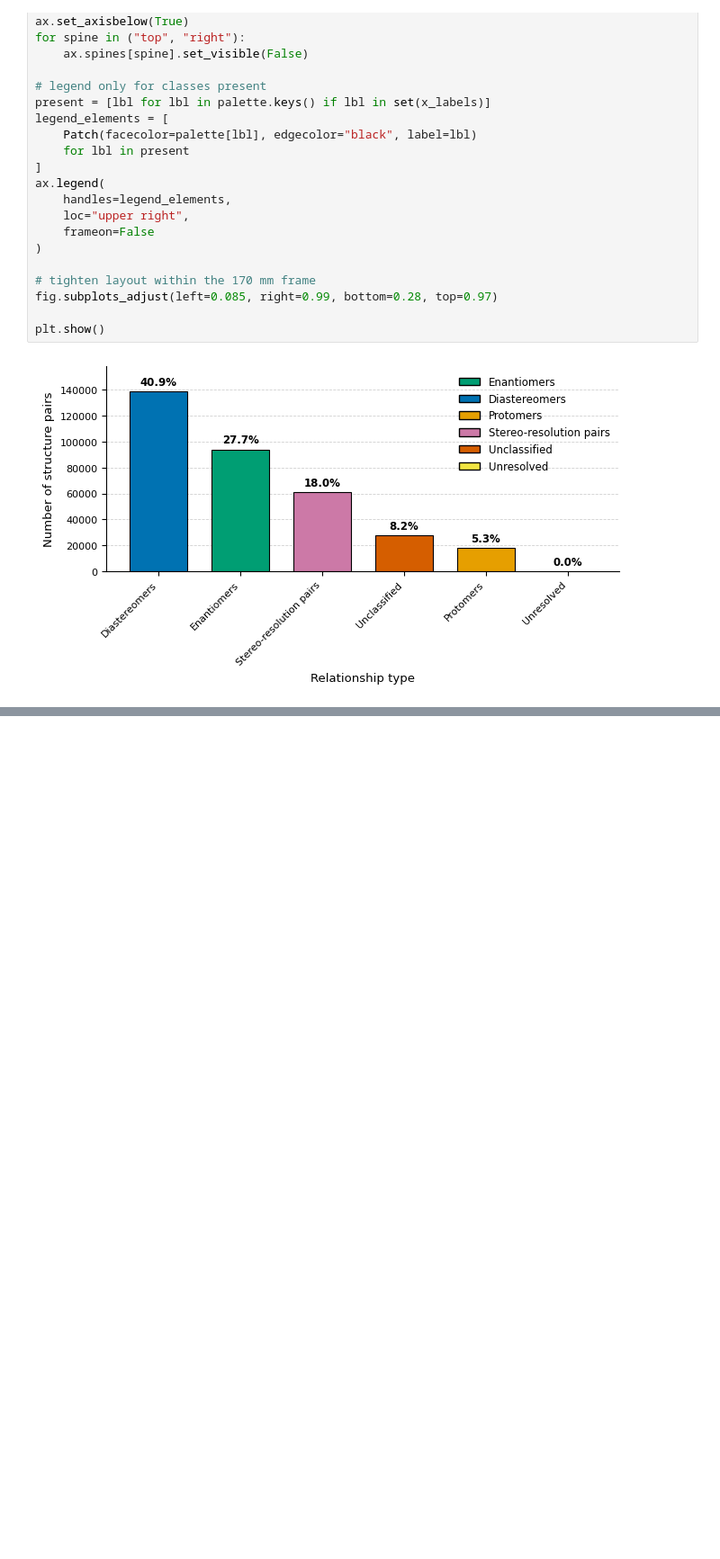
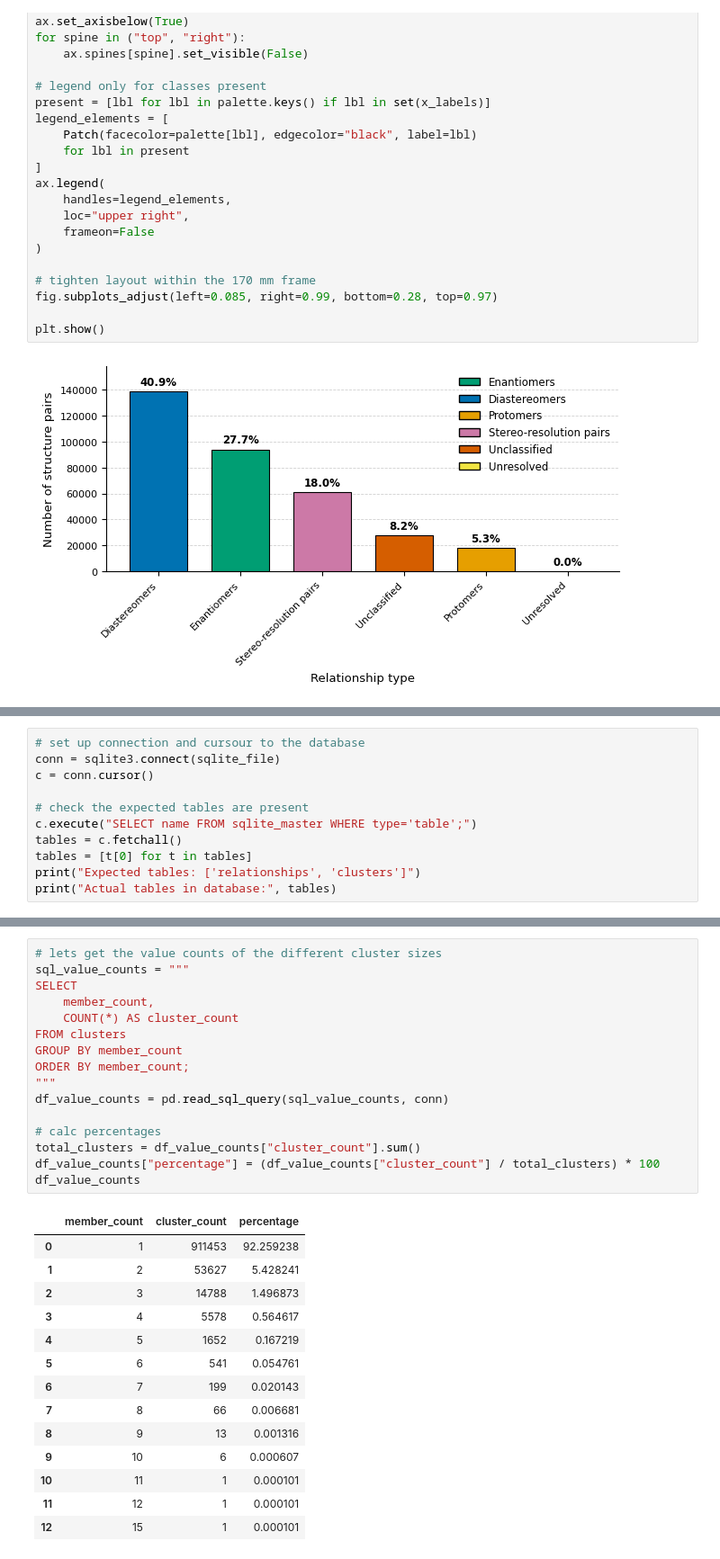
Before and after one commit to Digital-Metabolic-Twin-Centre/stereomapper, a Jupyter notebook: experiments/analysis/relationship_results.ipynb, the cells around one changed output, grey strips where cells are left out. Shown at 90% size. Drawn from its saved outputs; the diff is of its cells as text; blank space fills up the shorter version.

```diff
--- a/experiments/analysis/171025_compare_molD_ReconXKG_relationships.ipynb
+++ b/experiments/analysis/relationship_results.ipynb
@@ -394,0 +397,11 @@ Protomers                856    2661   14322   17839
+# %%
+# set up connection and cursour to the database
+conn = sqlite3.connect(sqlite_file)
+c = conn.cursor()
+
+# check the expected tables are present
+c.execute("SELECT name FROM sqlite_master WHERE type='table';")
+tables = c.fetchall()
+tables = [t[0] for t in tables]
+print("Expected tables: ['relationships', 'clusters']")
+print("Actual tables in database:", tables)
@@ -394,0 +440,31 @@ Protomers                856    2661   14322   17839
+# %%
+# lets get the value counts of the different cluster sizes
+sql_value_counts = """
+SELECT
+    member_count,
+    COUNT(*) AS cluster_count
+FROM clusters
+GROUP BY member_count
+ORDER BY member_count;
+"""
+df_value_counts = pd.read_sql_query(sql_value_counts, conn)
+
+# calc percentages
+total_clusters = df_value_counts["cluster_count"].sum()
+df_value_counts["percentage"] = (df_value_counts["cluster_count"] / total_clusters) * 100
+df_value_counts
+# %% [output]
+|  | member_count | cluster_count | percentage |
+| 0 | 1 | 911453 | 92.259238 |
+| 1 | 2 | 53627 | 5.428241 |
+| 2 | 3 | 14788 | 1.496873 |
+| 3 | 4 | 5578 | 0.564617 |
+| 4 | 5 | 1652 | 0.167219 |
+| 5 | 6 | 541 | 0.054761 |
+| 6 | 7 | 199 | 0.020143 |
+| 7 | 8 | 66 | 0.006681 |
+| 8 | 9 | 13 | 0.001316 |
+| 9 | 10 | 6 | 0.000607 |
+| 10 | 11 | 1 | 0.000101 |
+| 11 | 12 | 1 | 0.000101 |
+| 12 | 15 | 1 | 0.000101 |
```
Also changed, not shown: parts of 13 cells of this notebook, 4 other files.
